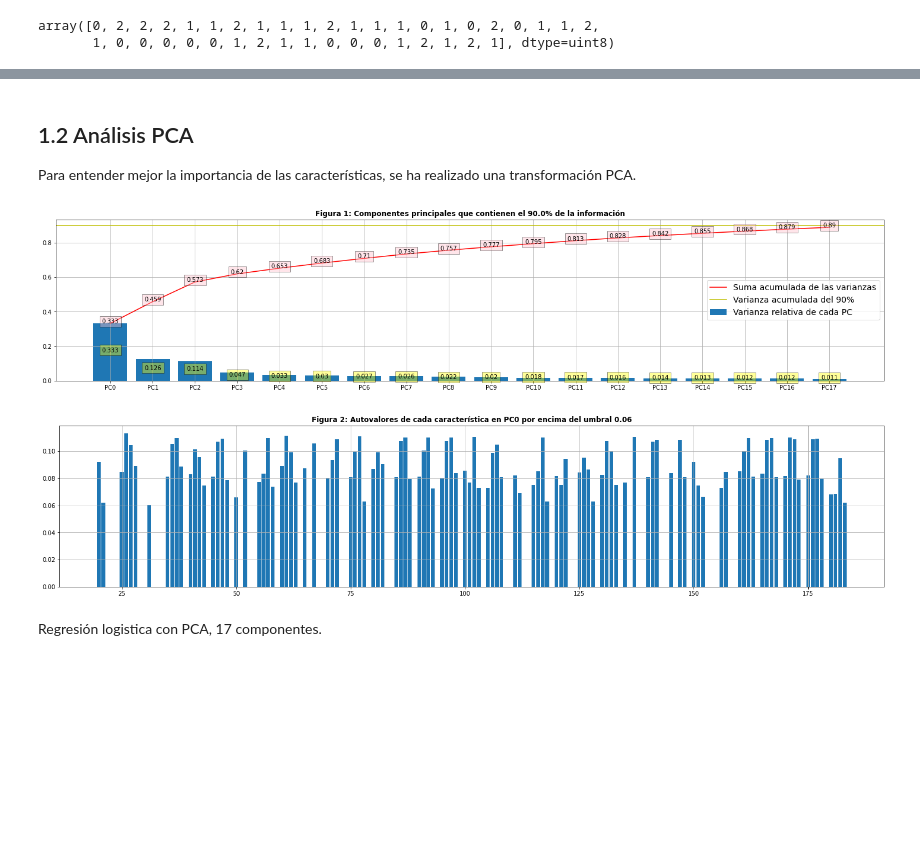
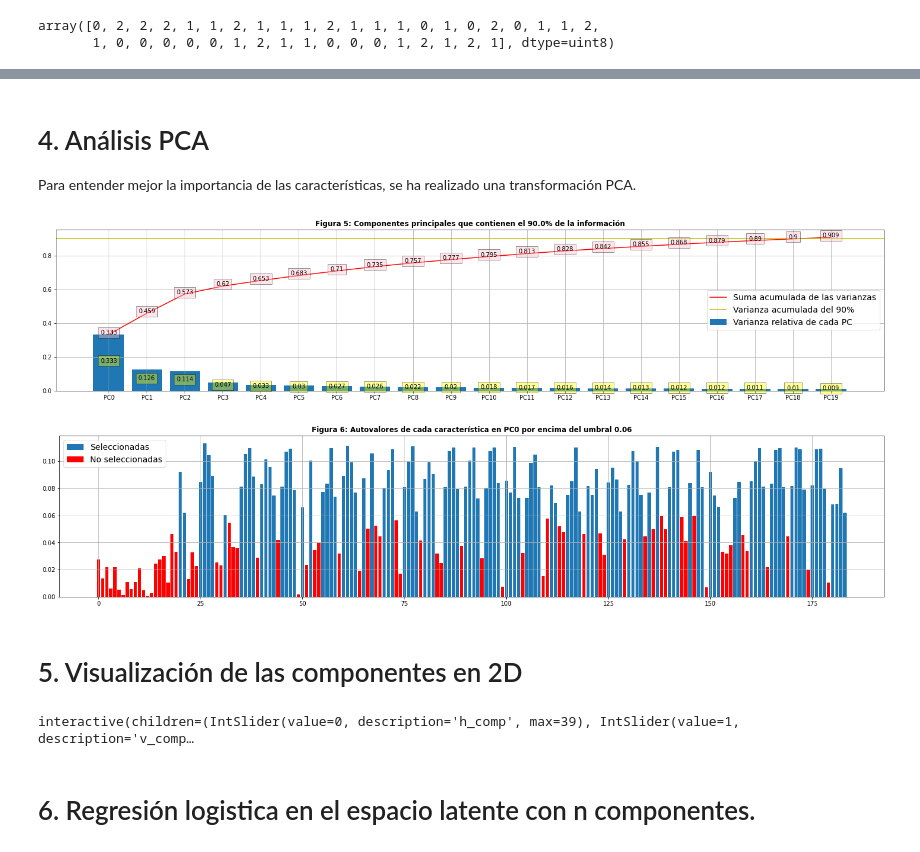
Before and after one commit to yanhoyos/Clasificacion-Senales, a Jupyter notebook: PatternRecognitionOnEmotional.ipynb, the cells around one changed output, grey strips where cells are left out. Drawn from its saved outputs; the diff is of its cells as text; code cells hidden in the pictures; blank space fills up the shorter version.

```diff
--- a/PatternRecognitionOnEmotional.ipynb
+++ b/PatternRecognitionOnEmotional.ipynb
@@ -94,45 +154,66 @@ Acc test:  0.4775 +/- 0.23209642392764265
 # %% [markdown]
-## 1.2 Análisis PCA
+# 4. Análisis PCA
 Para entender mejor la importancia de las características, se ha realizado una transformación PCA.
 # %%
 from sklearn.decomposition import PCA
 
 def addtext(x,y,razon,box_color):
     for i in range(len(x)):
         plt.text(i,y[i]/razon,y[i],ha='center',
                   bbox = dict(facecolor=box_color, alpha=0.4))
 
-pca = PCA(n_components=18).fit(X_scaled)
+pca = PCA().fit(X_scaled)
 X_pca = pca.transform(X_scaled)
-columnsPCAs = [f'PC{i}' for i in range(X_pca.shape[1])]
+ncomp = 20
+X_pca_ncomp = X_pca[:,:ncomp]
+columnsPCAs = [f'PC{i}' for i in range(X_pca_ncomp.shape[1])]
 fig_size=(25,5)
 umbral_varianza = 0.9
 # Gráfica de la varianza relativa de los PC
 plt.figure(figsize=fig_size)
-plt.plot(np.cumsum(pca.explained_variance_ratio_),'r',label='Suma acumulada de las varianzas')
-plt.bar(columnsPCAs, abs(pca.explained_variance_ratio_),label='Varianza relativa de cada PC')
+plt.plot(np.cumsum(pca.explained_variance_ratio_[:ncomp]),'r',label='Suma acumulada de las varianzas')
+plt.bar(columnsPCAs, abs(pca.explained_variance_ratio_[:ncomp]),label='Varianza relativa de cada PC')
 plt.axhline(umbral_varianza,c='y',label='Varianza acumulada del 90%')
-addtext(columnsPCAs, abs(pca.explained_variance_ratio_.round(3)) , 2, 'yellow')
-addtext(columnsPCAs, abs(np.cumsum(pca.explained_variance_ratio_).round(3)) , 1, 'pink')
+addtext(columnsPCAs, abs(pca.explained_variance_ratio_[:ncomp].round(3)) , 2, 'yellow')
+addtext(columnsPCAs, abs(np.cumsum(pca.explained_variance_ratio_[:ncomp]).round(3)) , 1, 'pink')
 plt.legend(loc='center right', fontsize=14)
-plt.title(f'Figura 1: Componentes principales que contienen el {umbral_varianza*100}% de la información', fontweight="bold")
+plt.title(f'Figura 5: Componentes principales que contienen el {umbral_varianza*100}% de la información', fontweight="bold")
 plt.grid(True)
 plt.show()
 
+# Gráfica de los coeficientes de importancia de cada feature en PC0
 umbral_caracteristicas = 0.06
-selected_features = pca.components_[0][np.where(pca.components_[0]>umbral_caracteristicas)]
-features = np.where(pca.components_[0]>umbral_caracteristicas)[0]
-# Gráfica de los coeficientes de importancia de cada feature en PC0
+selected_features = abs(pca.components_[0][np.where(pca.components_[0]>umbral_caracteristicas)])
+not_selected_features = abs(pca.components_[0][np.where(pca.components_[0]<=umbral_caracteristicas)])
+index_sel_features = np.where(pca.components_[0]>umbral_caracteristicas)[0]
+index_not_sel_features = np.where(pca.components_[0]<=umbral_caracteristicas)[0]
 plt.figure(figsize=fig_size)
-plt.bar(features,selected_features)
-#plt.ylim(0,0.18)
+plt.bar(index_sel_features,selected_features,label='Seleccionadas')
+plt.bar(index_not_sel_features,not_selected_features,color='r', label='No seleccionadas')
+plt.legend(fontsize=14)
 #addtext(range(X.shape[1]),abs(pca.components_[0]).round(3), 2, 'yellow')
-plt.title(f'Figura 2: Autovalores de cada característica en PC0 por encima del umbral {umbral_caracteristicas}',fontweight="bold")
+plt.title(f'Figura 6: Autovalores de cada característica en PC0 por encima del umbral {umbral_caracteristicas}',fontweight="bold")
 plt.grid(True)
 plt.show()
 # %% [output]
-[figure, old version]
+[figure, new version]
-[figure, old version]
+[figure, new version]
-# %% [markdown]
-Regresión logistica con PCA, 17 componentes.
+# %% [markdown]
+# 5. Visualización de las componentes en 2D
+# %%
+@interact(h_comp=(0,pca.n_components_-1),v_comp=(0,pca.n_components_-1))
+def plot_components_2D(h_comp=0,v_comp=1):
+  plt.figure(figsize=(15,6))
+  dict_color = {0:'r', 1:'black', 2:'blue'}
+  for i,clase in enumerate(y):
+    plt.scatter(pca.components_[h_comp][i],pca.components_[v_comp][i], color=dict_color[clase])
+  plt.title(f'Figura 7: Muestras en las componentes {h_comp} y {v_comp}', fontweight='bold',fontsize=14)
+  plt.xlabel(f'PC{h_comp}', fontsize=14)
+  plt.ylabel(f'PC{v_comp}', fontsize=14)
+  plt.grid()
+  plt.show()
+# %% [output]
+interactive(children=(IntSlider(value=0, description='h_comp', max=39), IntSlider(value=1, description='v_comp…
+# %% [markdown]
+# 6. Regresión logistica en el espacio latente con n componentes.
 # %%
```
Also changed, not shown: parts of 15 cells of this notebook.
